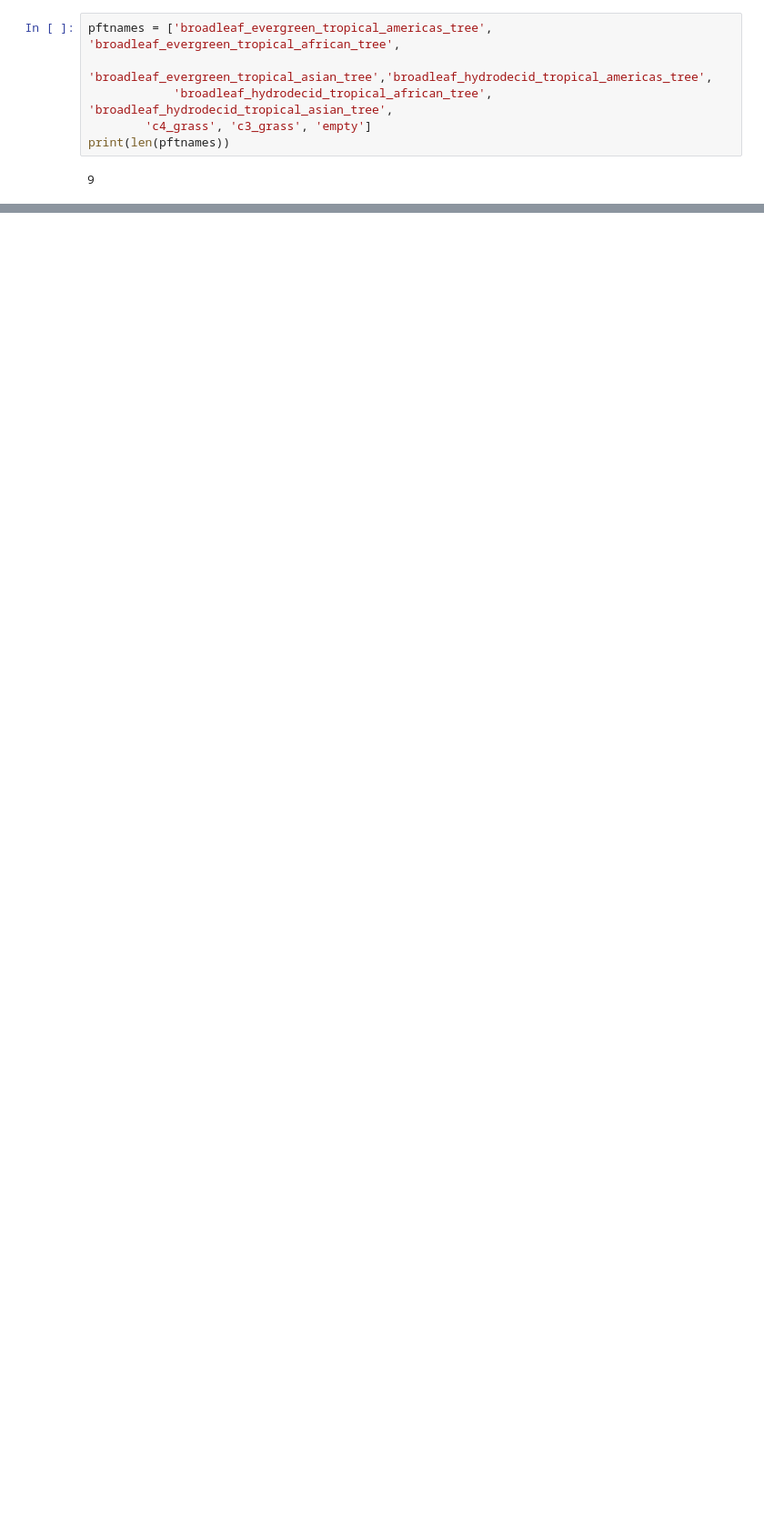
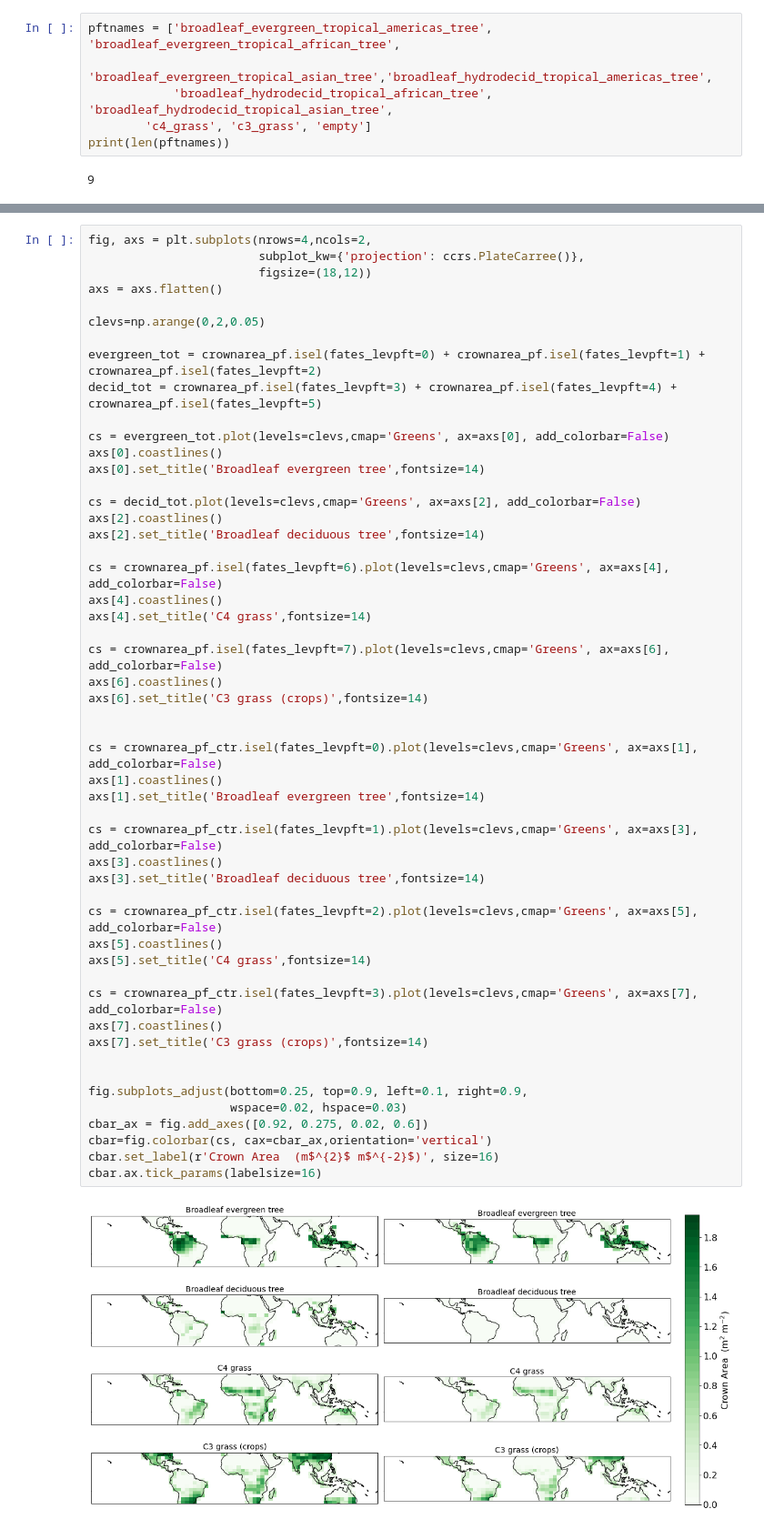
Before and after one commit to JessicaNeedham/tropical_continent_pfts, a Jupyter notebook: post_proc/Nocomp-check.ipynb, the cells around one changed output, grey strips where cells are left out. Shown at 91% size. Cells and saved outputs as stored; diff of their text form; blank space fills up the shorter version.

```diff
--- a/post_proc/Nocomp-check.ipynb
+++ b/post_proc/Nocomp-check.ipynb
@@ -75,0 +124,53 @@ cbar=fig.colorbar(cs, cax=cbar_ax,orientation='horizontal')
+# %%
+fig, axs = plt.subplots(nrows=4,ncols=2,
+                        subplot_kw={'projection': ccrs.PlateCarree()},
+                        figsize=(18,12))
+axs = axs.flatten()
+
+clevs=np.arange(0,2,0.05)
+
+evergreen_tot = crownarea_pf.isel(fates_levpft=0) + crownarea_pf.isel(fates_levpft=1) + crownarea_pf.isel(fates_levpft=2)
+decid_tot = crownarea_pf.isel(fates_levpft=3) + crownarea_pf.isel(fates_levpft=4) + crownarea_pf.isel(fates_levpft=5)
+
+cs = evergreen_tot.plot(levels=clevs,cmap='Greens', ax=axs[0], add_colorbar=False)
+axs[0].coastlines()
+axs[0].set_title('Broadleaf evergreen tree',fontsize=14)
+
+cs = decid_tot.plot(levels=clevs,cmap='Greens', ax=axs[2], add_colorbar=False)
+axs[2].coastlines()
+axs[2].set_title('Broadleaf deciduous tree',fontsize=14)
+
+cs = crownarea_pf.isel(fates_levpft=6).plot(levels=clevs,cmap='Greens', ax=axs[4], add_colorbar=False)
+axs[4].coastlines()
+axs[4].set_title('C4 grass',fontsize=14)
+
+cs = crownarea_pf.isel(fates_levpft=7).plot(levels=clevs,cmap='Greens', ax=axs[6], add_colorbar=False)
+axs[6].coastlines()
+axs[6].set_title('C3 grass (crops)',fontsize=14)
+
+
+cs = crownarea_pf_ctr.isel(fates_levpft=0).plot(levels=clevs,cmap='Greens', ax=axs[1], add_colorbar=False)
+axs[1].coastlines()
+axs[1].set_title('Broadleaf evergreen tree',fontsize=14)
+
+cs = crownarea_pf_ctr.isel(fates_levpft=1).plot(levels=clevs,cmap='Greens', ax=axs[3], add_colorbar=False)
+axs[3].coastlines()
+axs[3].set_title('Broadleaf deciduous tree',fontsize=14)
+
+cs = crownarea_pf_ctr.isel(fates_levpft=2).plot(levels=clevs,cmap='Greens', ax=axs[5], add_colorbar=False)
+axs[5].coastlines()
+axs[5].set_title('C4 grass',fontsize=14)
+
+cs = crownarea_pf_ctr.isel(fates_levpft=3).plot(levels=clevs,cmap='Greens', ax=axs[7], add_colorbar=False)
+axs[7].coastlines()
+axs[7].set_title('C3 grass (crops)',fontsize=14)
+
+
+fig.subplots_adjust(bottom=0.25, top=0.9, left=0.1, right=0.9,
+                    wspace=0.02, hspace=0.03)
+cbar_ax = fig.add_axes([0.92, 0.275, 0.02, 0.6])
+cbar=fig.colorbar(cs, cax=cbar_ax,orientation='vertical')
+cbar.set_label(r'Crown Area  (m$^{2}$ m$^{-2}$)', size=16)
+cbar.ax.tick_params(labelsize=16)
+# %% [output]
+[figure, added]
```
Also changed, not shown: parts of 59 cells of this notebook, 9 other files.
